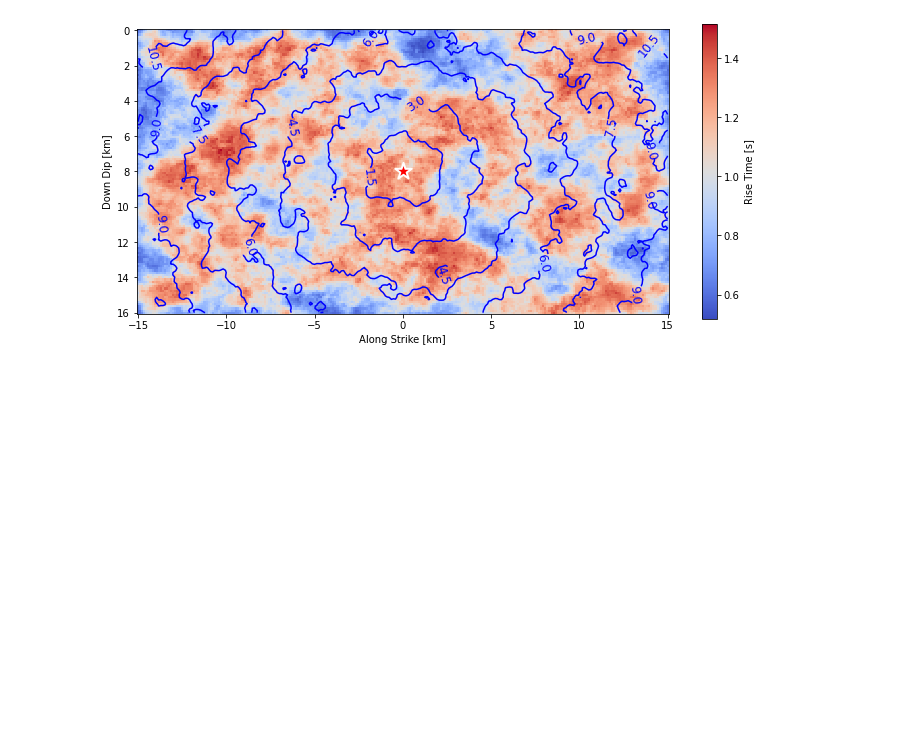
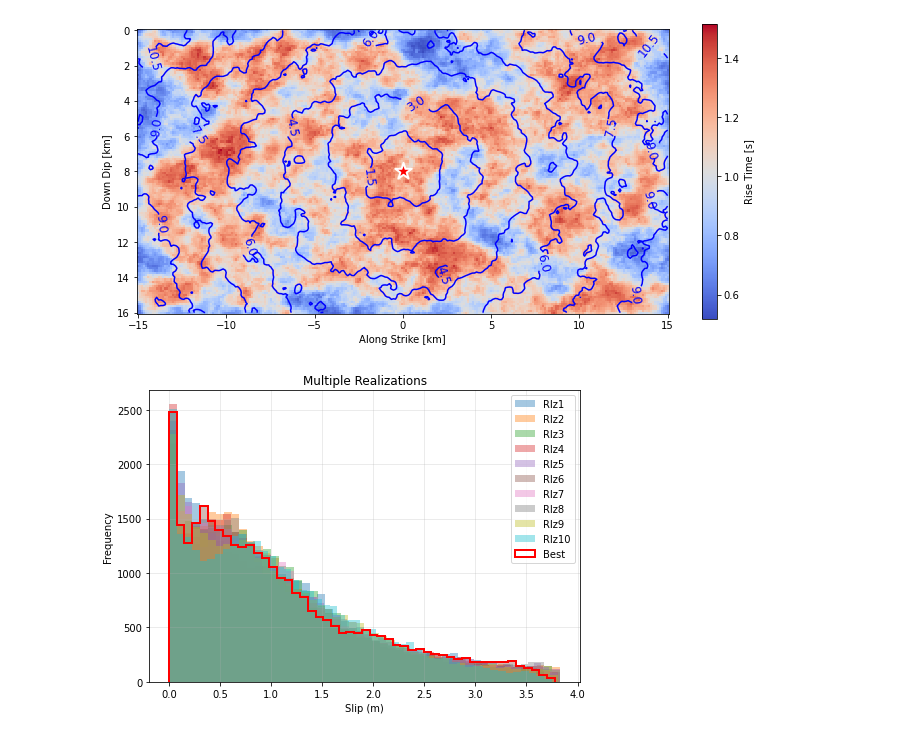
Before and after one commit to ppalacios92/ShakerMaker, a Jupyter notebook: examples/FFSP.ipynb, the cells around one changed output. Saved outputs shown, nothing was run; the diff lists cells and outputs as text; code cells hidden in the pictures; blank space fills up the shorter version.

Commit message:
hist plot

```diff
--- a/examples/FFSP.ipynb
+++ b/examples/FFSP.ipynb
@@ -60,3 +60,22 @@ source.subfaults = source.best_realization
 source.plot_slip_distribution(figsize=(10, 8), cmap='coolwarm')
 # %% [output]
 [figure]
+# %%
+import matplotlib.pyplot as plt
+
+plt.figure(figsize=(7,5))
+for i in range(source.all_realizations['n_realizations']):
+    var = source.all_realizations['slip'][:, i]
+    plt.hist(var, bins=50, alpha=0.4, label=f'Rlz{i+1}')
+var_best = source.best_realization['slip']
+plt.hist(var_best, bins=50, histtype='step', color='red', linewidth=2, label='Best')
+
+plt.xlabel('Slip (m)')
+plt.ylabel('Frequency')
+plt.title('Multiple Realizations')
+plt.legend()
+plt.grid(True, alpha=0.3)
+plt.tight_layout()
+plt.show()
+# %% [output]
+[figure, added]
```
Also changed, not shown: parts of 1 cell of this notebook.
